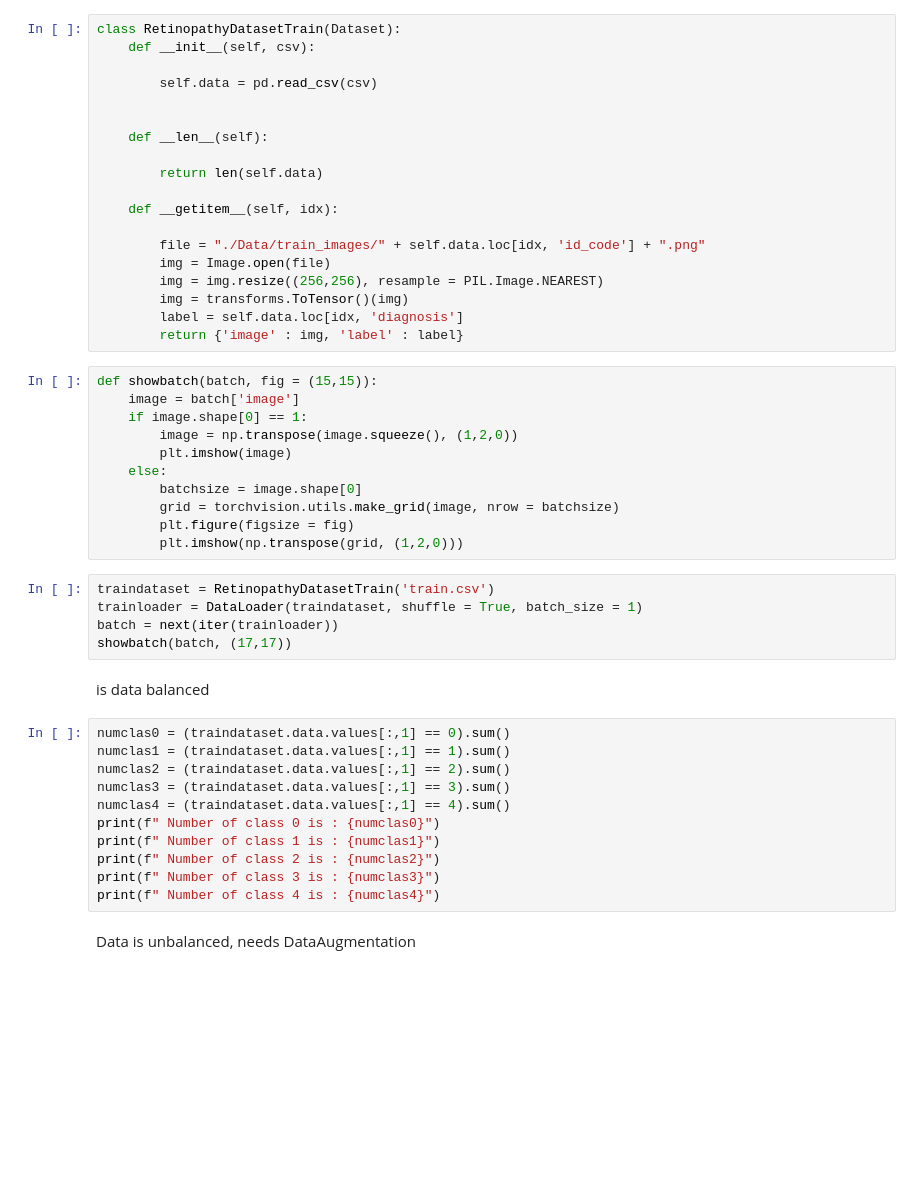
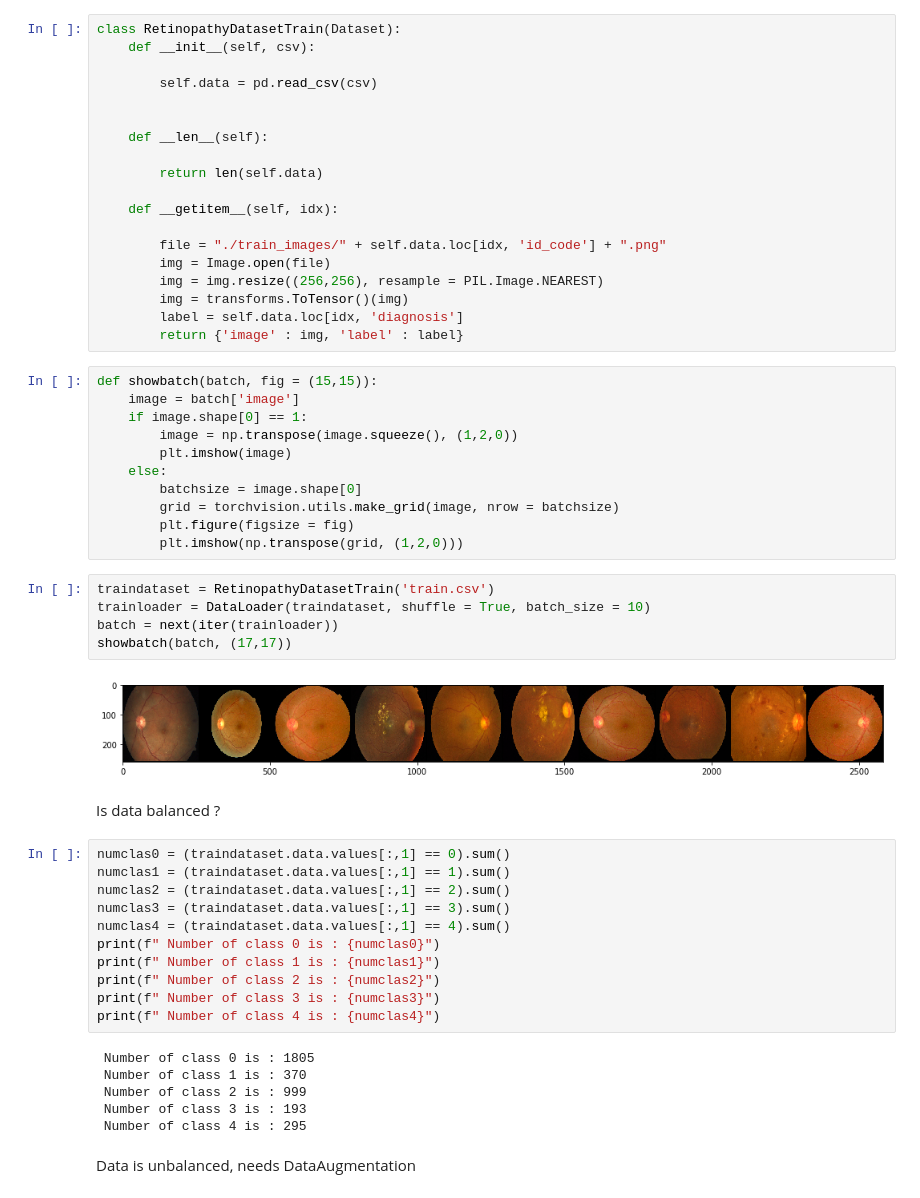
Before and after one commit to giorgikanchaveli/APTOS-2019-Blindness-Detection, a Jupyter notebook: kagglev2.ipynb, the cells around one changed output. Saved outputs shown, nothing was run; the diff lists cells and outputs as text; blank space fills up the shorter version.

```diff
--- a/kagglev2.ipynb
+++ b/kagglev2.ipynb
@@ -37,7 +37,7 @@ class RetinopathyDatasetTrain(Dataset):
 
     def __getitem__(self, idx):
 
-        file = "./Data/train_images/" + self.data.loc[idx, 'id_code'] + ".png"
+        file = "./train_images/" + self.data.loc[idx, 'id_code'] + ".png"
         img = Image.open(file)
         img = img.resize((256,256), resample = PIL.Image.NEAREST)
         img = transforms.ToTensor()(img)
@@ -56,11 +56,13 @@ def showbatch(batch, fig = (15,15)):
         plt.imshow(np.transpose(grid, (1,2,0)))
 # %%
 traindataset = RetinopathyDatasetTrain('train.csv')
-trainloader = DataLoader(traindataset, shuffle = True, batch_size = 1)
+trainloader = DataLoader(traindataset, shuffle = True, batch_size = 10)
 batch = next(iter(trainloader))
 showbatch(batch, (17,17))
+# %% [output]
+[figure, added]
 # %% [markdown]
-is data balanced
+Is data balanced ?
 # %%
 numclas0 = (traindataset.data.values[:,1] == 0).sum()
 numclas1 = (traindataset.data.values[:,1] == 1).sum()
@@ -72,6 +74,12 @@ print(f" Number of class 1 is : {numclas1}")
 print(f" Number of class 2 is : {numclas2}")
 print(f" Number of class 3 is : {numclas3}")
 print(f" Number of class 4 is : {numclas4}")
+# %% [output]
+ Number of class 0 is : 1805
+ Number of class 1 is : 370
+ Number of class 2 is : 999
+ Number of class 3 is : 193
+ Number of class 4 is : 295
 # %% [markdown]
 Data is unbalanced, needs DataAugmentation
 # %% [markdown]
```
Also changed, not shown: parts of 2 cells of this notebook, 1 other file.
